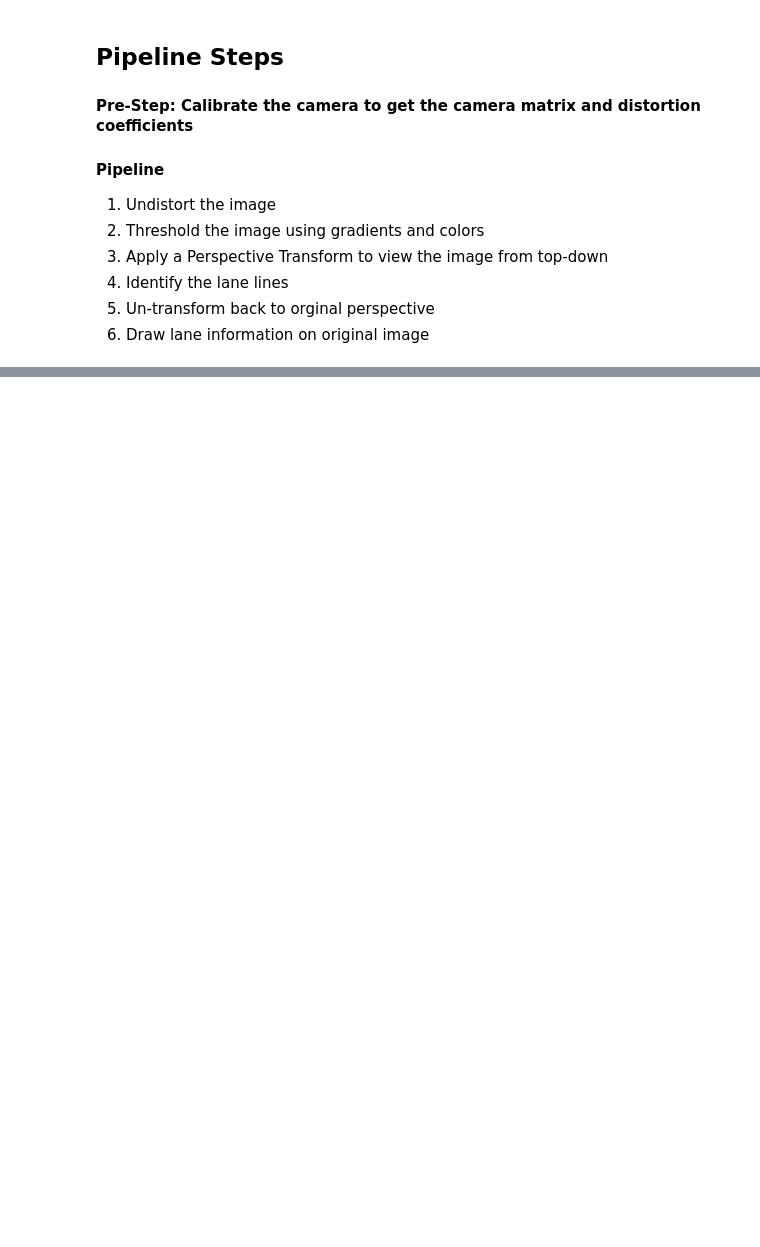
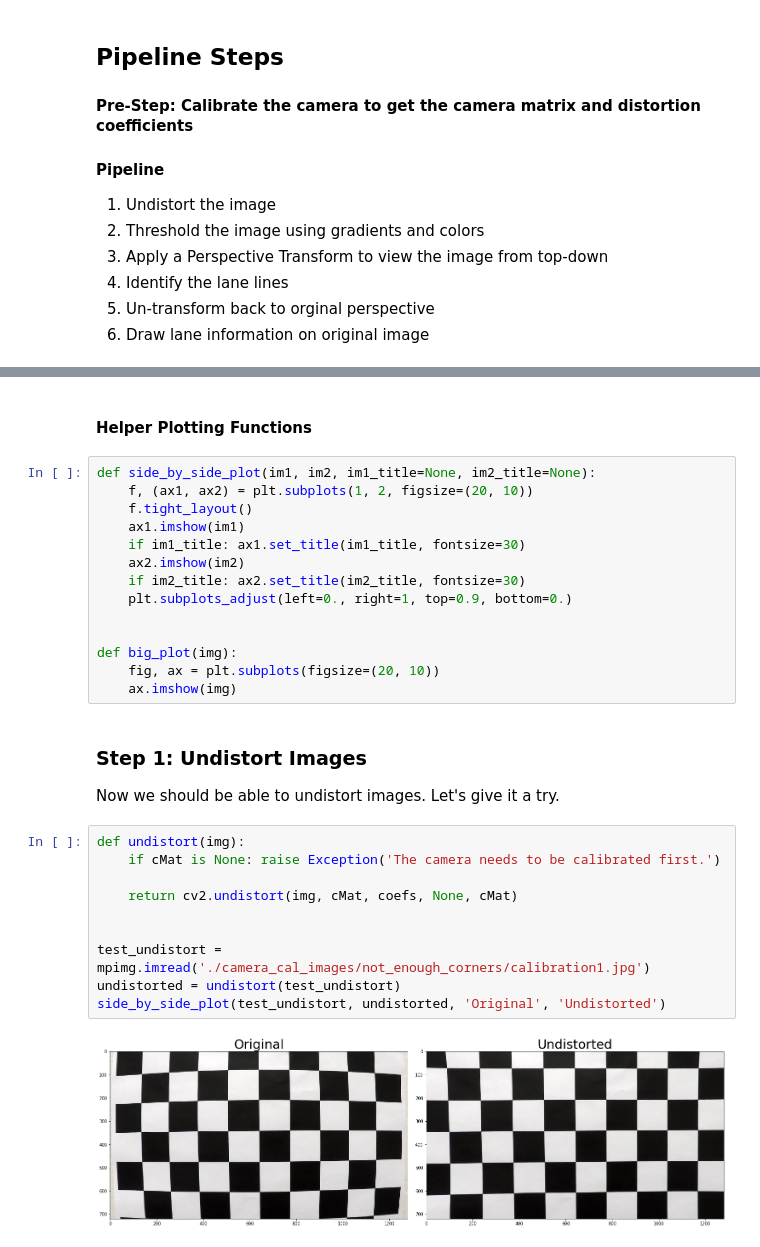
Before and after one commit to SlothFriend/CarND-Term1-P4, a Jupyter notebook: pipeline.ipynb, the cells around one changed output, grey strips where cells are left out. Cells and saved outputs as stored; diff of their text form; blank space fills up the shorter version.

```diff
--- a/pipeline.ipynb
+++ b/pipeline.ipynb
@@ -64,0 +61,32 @@ for im_path in im_paths:
+# %% [markdown]
+#### Helper Plotting Functions
+# %%
+def side_by_side_plot(im1, im2, im1_title=None, im2_title=None):
+    f, (ax1, ax2) = plt.subplots(1, 2, figsize=(20, 10))
+    f.tight_layout()
+    ax1.imshow(im1)
+    if im1_title: ax1.set_title(im1_title, fontsize=30)
+    ax2.imshow(im2)
+    if im2_title: ax2.set_title(im2_title, fontsize=30)
+    plt.subplots_adjust(left=0., right=1, top=0.9, bottom=0.)
+
+
+def big_plot(img):
+    fig, ax = plt.subplots(figsize=(20, 10))
+    ax.imshow(img)
+# %% [markdown]
+### Step 1: Undistort Images
+
+Now we should be able to undistort images. Let's give it a try.
+# %%
+def undistort(img):
+    if cMat is None: raise Exception('The camera needs to be calibrated first.')
+
+    return cv2.undistort(img, cMat, coefs, None, cMat)
+
+
+test_undistort = mpimg.imread('./camera_cal_images/not_enough_corners/calibration1.jpg')
+undistorted = undistort(test_undistort)
+side_by_side_plot(test_undistort, undistorted, 'Original', 'Undistorted')
+# %% [output]
+[figure, added]
```
Also changed, not shown: parts of 13 cells of this notebook.
